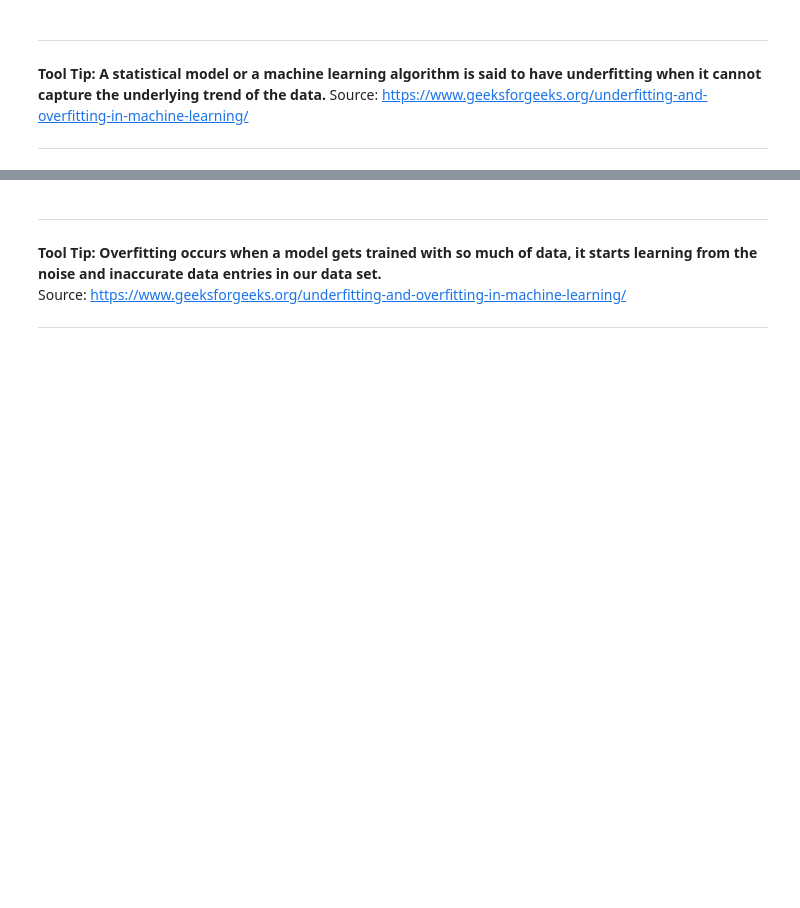
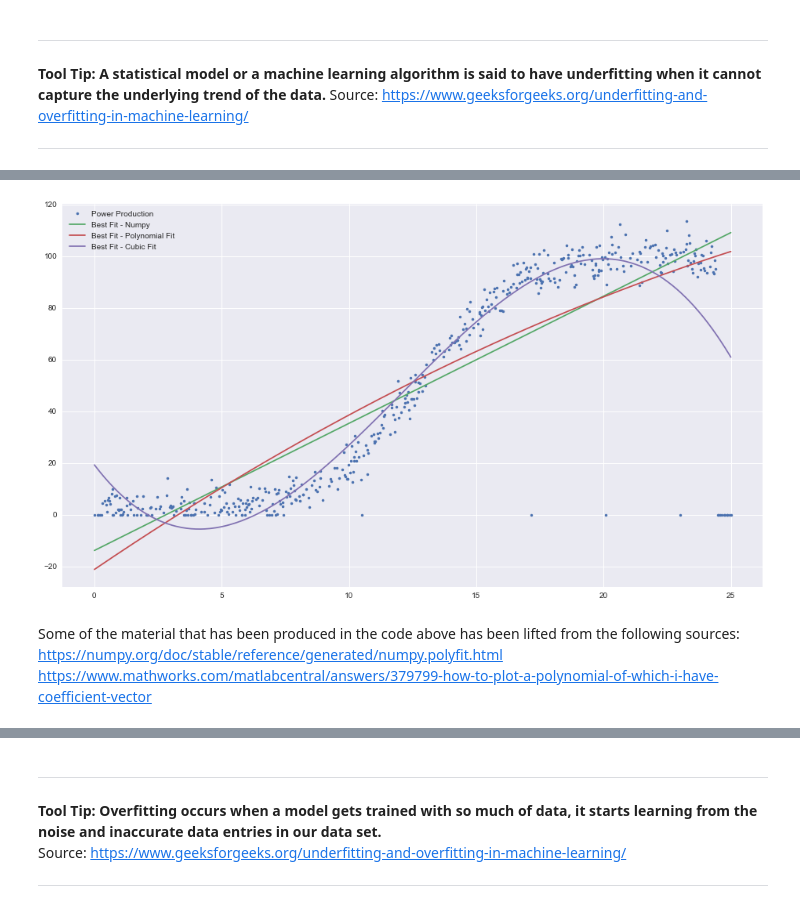
Before and after one commit to jonkavana/FODA---Project-2021, a Jupyter notebook: Fundamentals of Data Analytics Project 2020.ipynb, the cells around one changed output, grey strips where cells are left out. Saved outputs shown, nothing was run; the diff lists cells and outputs as text; code cells hidden in the pictures; blank space fills up the shorter version.

```diff
--- a/Fundamentals of Data Analytics Project 2020.ipynb
+++ b/Fundamentals of Data Analytics Project 2020.ipynb
@@ -297,0 +359,12 @@ array([ -0.07021949,   6.67418543, -21.22684391])
+# %%
+plt.plot(x, y, '.', label ='Power Production')
+plt.plot(x, coeffs[0] * x + coeffs[1], '-', label='Best Fit - Numpy')
+plt.plot(x, (coeffs2[0] * (x**2)) + (coeffs2[1] * x) + coeffs2[2], '-', label='Best Fit - Polynomial Fit')
+plt.plot(x, (coeffs3[0] * (x**3)) + (coeffs3[1] * (x**2)) + coeffs3[2] * x + coeffs3[3], '-', label='Best Fit - Cubic Fit')
+plt.legend();
+# %% [output]
+[figure, added]
+# %% [markdown]
+Some of the material that has been produced in the code above has been lifted from the following sources:
+https://numpy.org/doc/stable/reference/generated/numpy.polyfit.html
+https://www.mathworks.com/matlabcentral/answers/379799-how-to-plot-a-polynomial-of-which-i-have-coefficient-vector
```
Also changed, not shown: parts of 35 cells of this notebook.
